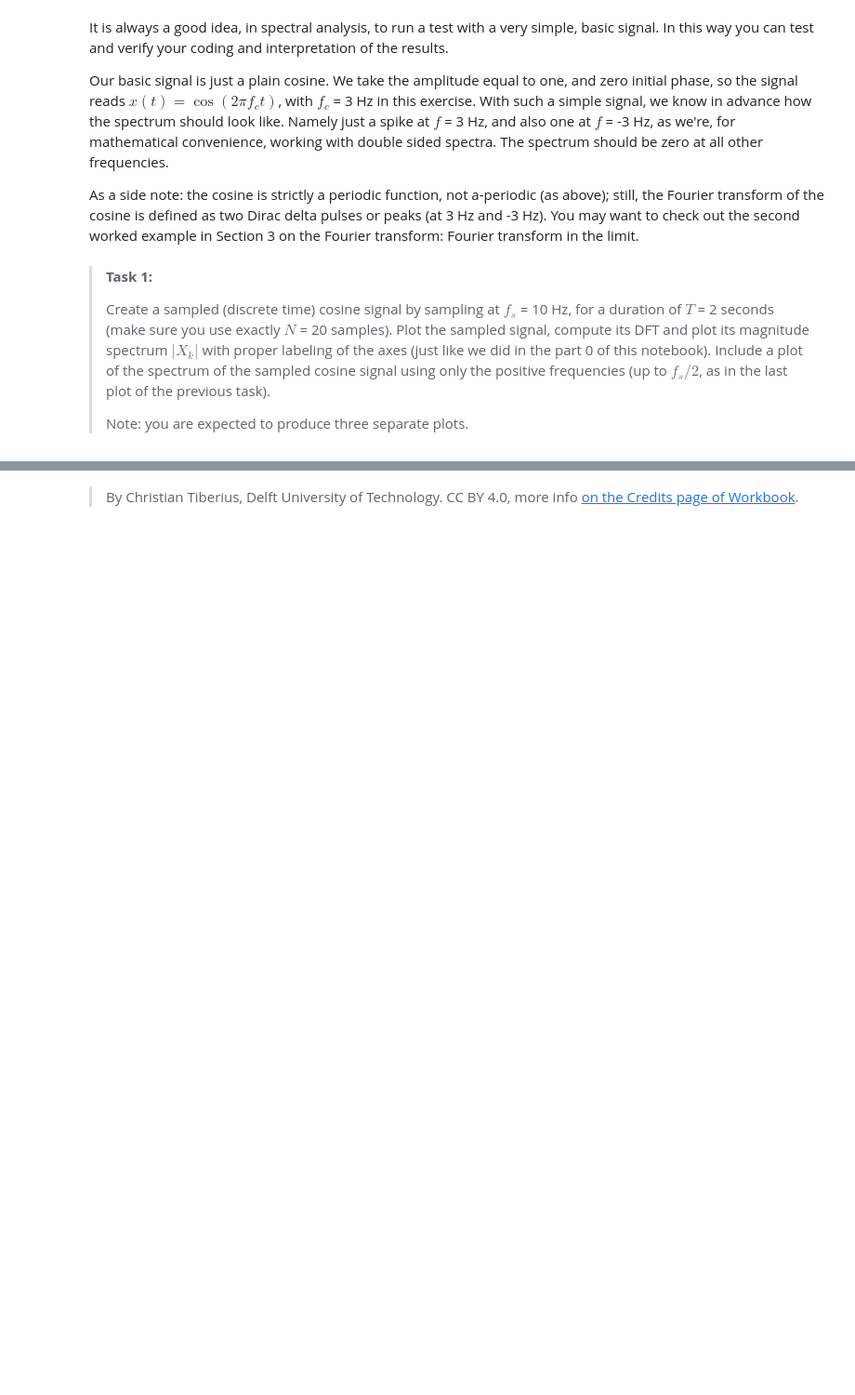
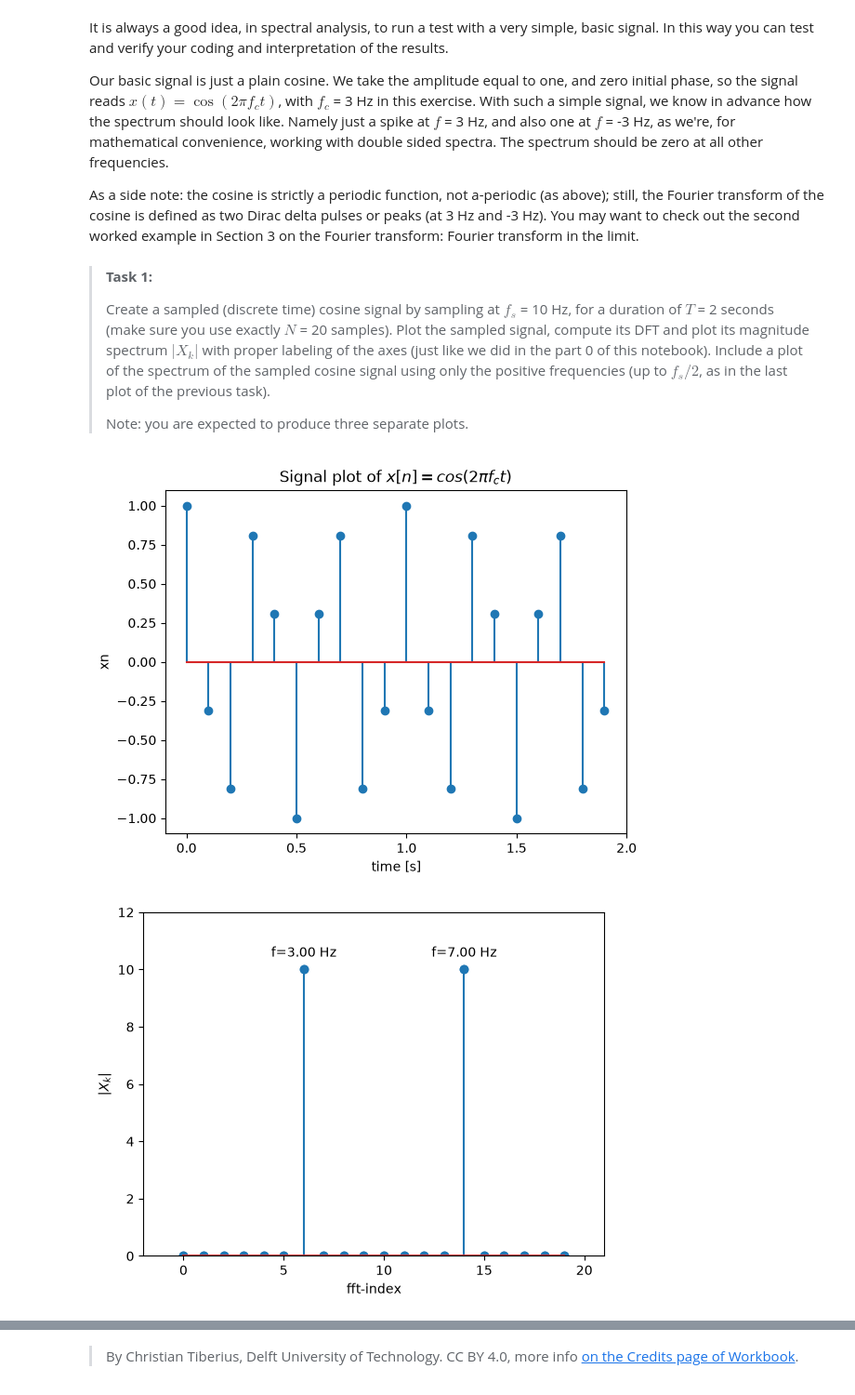
Before and after one commit to VLRobin/WS2.3, a Jupyter notebook: DFT.ipynb, the cells around one changed output, grey strips where cells are left out. Shown at 93% size. Saved outputs shown, nothing was run; the diff lists cells and outputs as text; code cells hidden in the pictures; blank space fills up the shorter version.

```diff
--- a/DFT.ipynb
+++ b/DFT.ipynb
@@ -152,7 +162,38 @@ As a side note: the cosine is strictly a periodic function, not a-periodic (as a
 >
 > Note: you are expected to produce three separate plots.
 # %%
-### YOUR CODE HERE ###
+t = np.arange(0,2,0.1)
+xt = np.cos(2*np.pi*3*t)
 
+plt.stem(t, xt)
+plt.title(f'Signal plot of $x[n] = cos(2\\pi f_c t)$')
+plt.xticks(ticks=np.arange(0,2.1,0.5), labels=np.arange(0,2.1,0.5))
+plt.xlabel('time [s]')
+plt.ylabel('xn');
+plt.show()
+
+abs_fft = np.abs(np.fft.fft(xt))
+index_fft = np.arange(0,20,1)
+plt.plot(index_fft, abs_fft, 'o')
+
+freq = np.arange(0, 10, 0.5)
+for x,y in zip(index_fft, abs_fft):
+    if x == 6 or x == 14:
+        label = f"f={freq[x]:.2f} Hz"
+        plt.annotate(label,
+                     (x,y),
+                     textcoords="offset points",
+                     xytext=(0,10),
+                     fontsize=10,
+                     ha='center')
+plt.ylim(0,12)
+plt.xlim(-2,21)
+plt.xlabel('fft-index')
+plt.ylabel('$|X_k|$')
+plt.stem(index_fft, abs_fft);
+plt.show()
 # Plot 1
+# %% [output]
+[figure, added]
+[figure, added]
 # %%
```
Also changed, not shown: parts of 7 cells of this notebook.
